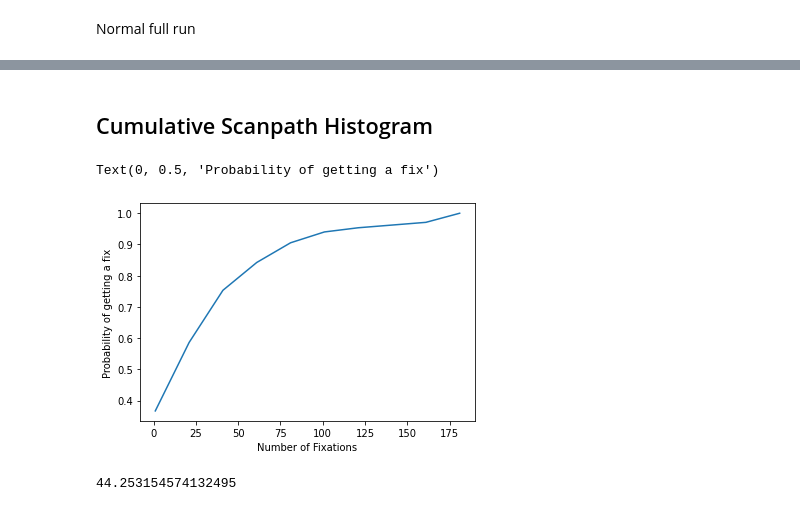
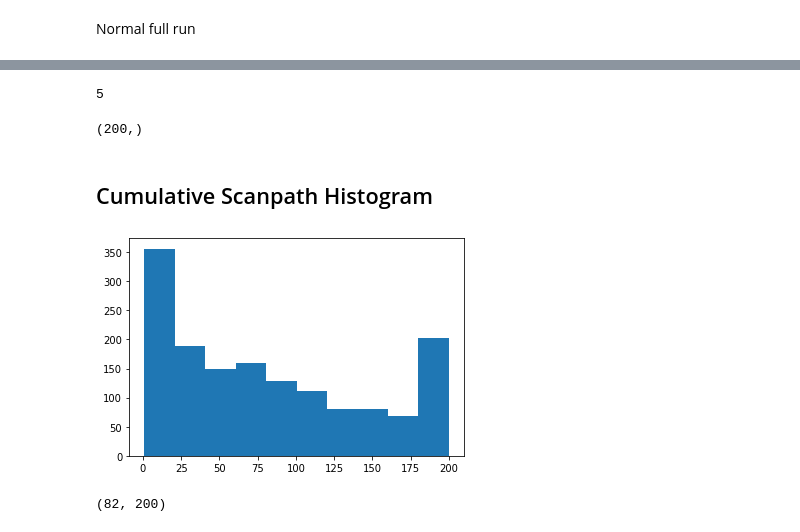
Before and after one commit to Sidharth3301/visual_search, a Jupyter notebook: coco/vi_search coco18.ipynb, the cells around one changed output, grey strips where cells are left out. Saved outputs shown, nothing was run; the diff lists cells and outputs as text; code cells hidden in the pictures.

```diff
--- a/coco/vi_search coco18.ipynb
+++ b/coco/vi_search coco18.ipynb
@@ -650,13 +814,19 @@ a,b,_= plt.hist(k,weights=weights)
+# %%
+np.argmax(scorematrix['bottle'][0])
+# %% [output]
+5
+# %%
+scorematrix['bottle'][0].shape
+# %% [output]
+(200,)
 # %% [markdown]
 ## Cumulative Scanpath Histogram
-# %%
-plt.plot(b[:-1],np.cumsum(a))
-plt.xlabel('Number of Fixations')
-plt.ylabel('Probability of getting a fix')
-# %% [output]
-Text(0, 0.5, 'Probability of getting a fix')
-[figure, removed]
-# %%
-np.mean(k)
-# %% [output]
-44.253154574132495
+# %%
+k = np.array([])
+for _, i in scores.items():
+    k = np.concatenate([k, i.squeeze()])
+# weights = np.ones_like(k) / len(k)
+
+a, b, _ = plt.hist(k)
+# %% [output]
+[figure, added]
@@ -662,0 +837,4 @@ np.mean(k)
+# %%
+scorematrix['bottle'].shape
+# %% [output]
+(82, 200)
```
Also changed, not shown: parts of 24 cells of this notebook.
